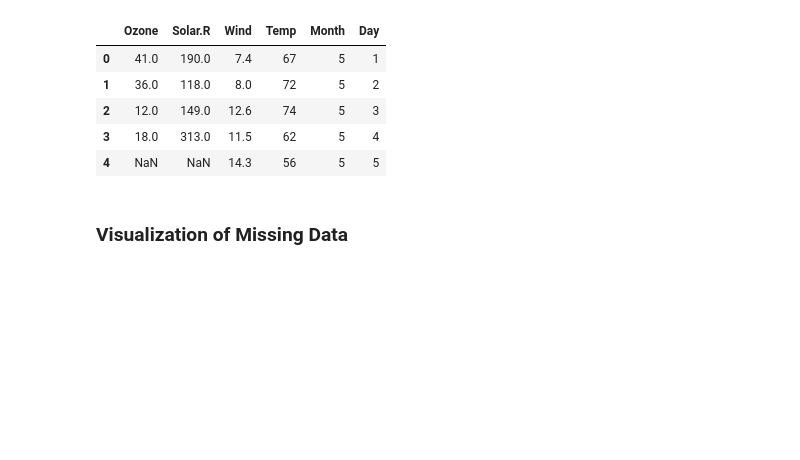
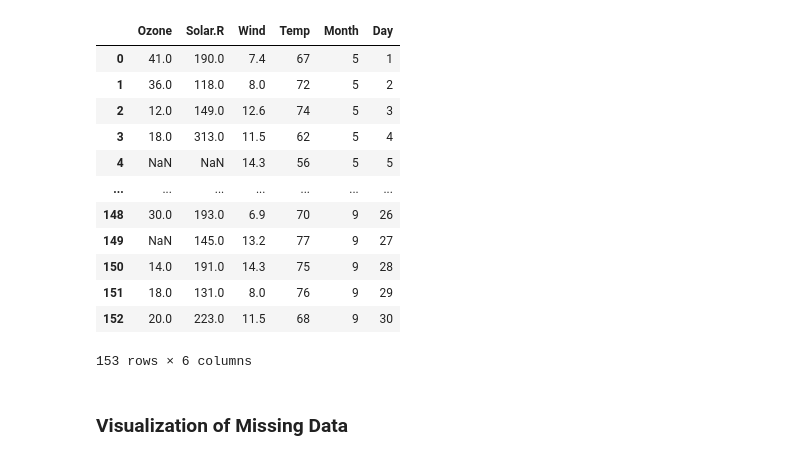
Before and after one commit to opencampus-sh/einfuehrung-in-data-science-und-ml, a Jupyter notebook: Fehlende Werte/missing_value_imputation.ipynb, the cells around one changed output. Saved outputs shown, nothing was run; the diff lists cells and outputs as text; code cells hidden in the pictures; blank space fills up the shorter version.

```diff
--- a/Fehlende Werte/missing_value_imputation.ipynb
+++ b/Fehlende Werte/missing_value_imputation.ipynb
@@ -8,16 +8,23 @@ from fancyimpute import IterativeImputer, KNN
 # %%
 # Load the dataset
 url = 'https://raw.githubusercontent.com/opencampus-sh/einfuehrung-in-data-science-und-ml/main/Fehlende%20Werte/airquality.csv'
 airquality = pd.read_csv(url)
 
-airquality.head()
+airquality
 # %% [output]
 |  | Ozone | Solar.R | Wind | Temp | Month | Day |
 | 0 | 41.0 | 190.0 | 7.4 | 67 | 5 | 1 |
 | 1 | 36.0 | 118.0 | 8.0 | 72 | 5 | 2 |
 | 2 | 12.0 | 149.0 | 12.6 | 74 | 5 | 3 |
 | 3 | 18.0 | 313.0 | 11.5 | 62 | 5 | 4 |
 | 4 | NaN | NaN | 14.3 | 56 | 5 | 5 |
+| ... | ... | ... | ... | ... | ... | ... |
+| 148 | 30.0 | 193.0 | 6.9 | 70 | 9 | 26 |
+| 149 | NaN | 145.0 | 13.2 | 77 | 9 | 27 |
+| 150 | 14.0 | 191.0 | 14.3 | 75 | 9 | 28 |
+| 151 | 18.0 | 131.0 | 8.0 | 76 | 9 | 29 |
+| 152 | 20.0 | 223.0 | 11.5 | 68 | 9 | 30 |
+153 rows × 6 columns
 # %% [markdown]
 ### Visualization of Missing Data
 # %%
```
Also changed, not shown: parts of 5 cells of this notebook.
